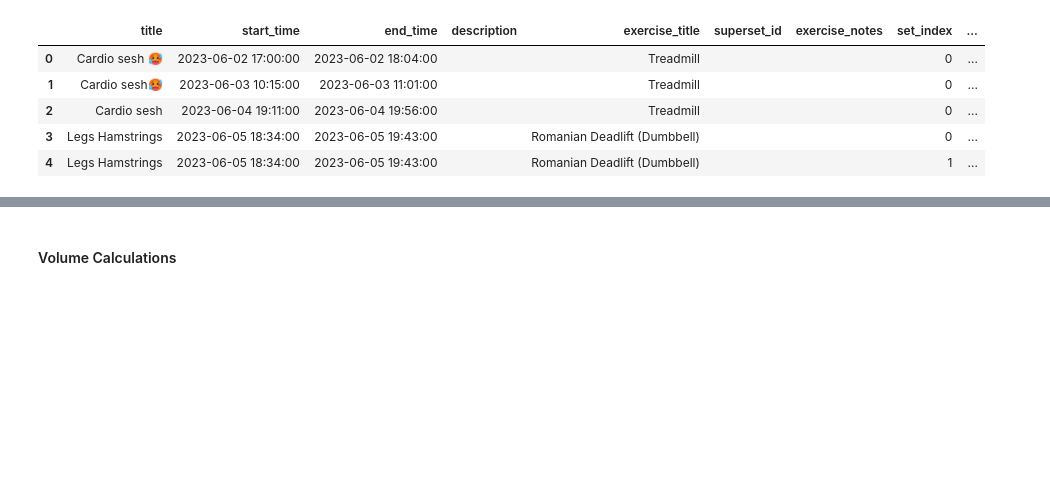
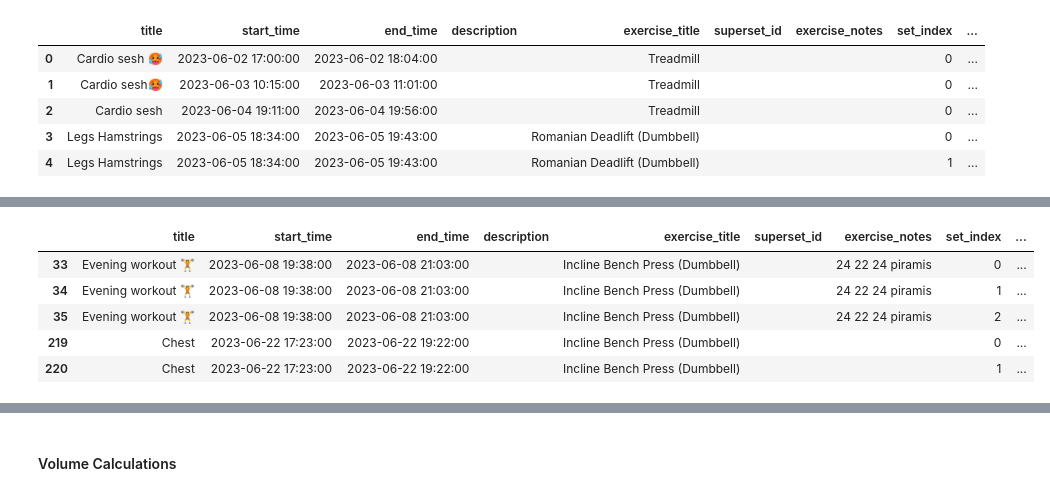
Before and after one commit to GuTory/workout-analysis, a Jupyter notebook: workout.ipynb, the cells around one changed output, grey strips where cells are left out. Cells and saved outputs as stored; diff of their text form; code cells hidden in the pictures; blank space fills up the shorter version.

```diff
--- a/workout.ipynb
+++ b/workout.ipynb
@@ -133,0 +186,9 @@ df.head()
+# %%
+df_incline_bench.head()
+# %% [output]
+|  | title | start_time | end_time | description | exercise_title | superset_id | exercise_notes | set_index | ... |
+| 33 | Evening workout 🏋️ | 2023-06-08 19:38:00 | 2023-06-08 21:03:00 |  | Incline Bench Press (Dumbbell) |  | 24 22 24 piramis | 0 | ... |
+| 34 | Evening workout 🏋️ | 2023-06-08 19:38:00 | 2023-06-08 21:03:00 |  | Incline Bench Press (Dumbbell) |  | 24 22 24 piramis | 1 | ... |
+| 35 | Evening workout 🏋️ | 2023-06-08 19:38:00 | 2023-06-08 21:03:00 |  | Incline Bench Press (Dumbbell) |  | 24 22 24 piramis | 2 | ... |
+| 219 | Chest | 2023-06-22 17:23:00 | 2023-06-22 19:22:00 |  | Incline Bench Press (Dumbbell) |  |  | 0 | ... |
+| 220 | Chest | 2023-06-22 17:23:00 | 2023-06-22 19:22:00 |  | Incline Bench Press (Dumbbell) |  |  | 1 | ... |
```
Also changed, not shown: parts of 4 cells of this notebook.
